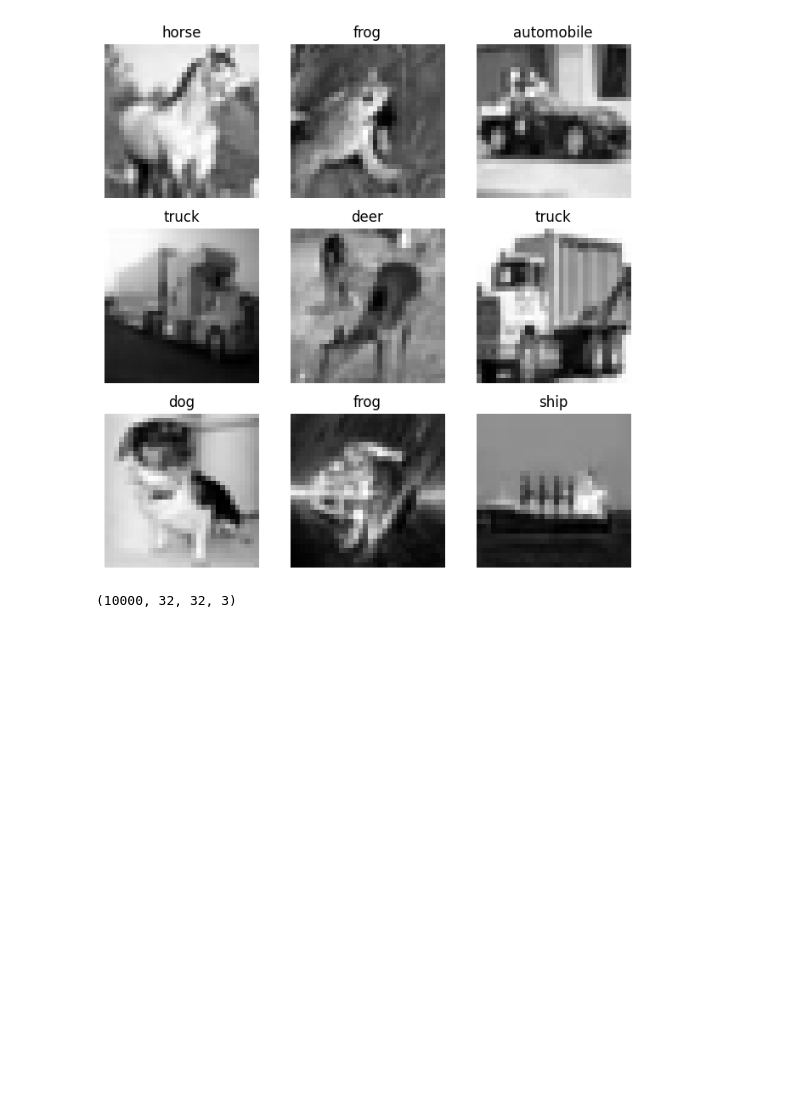
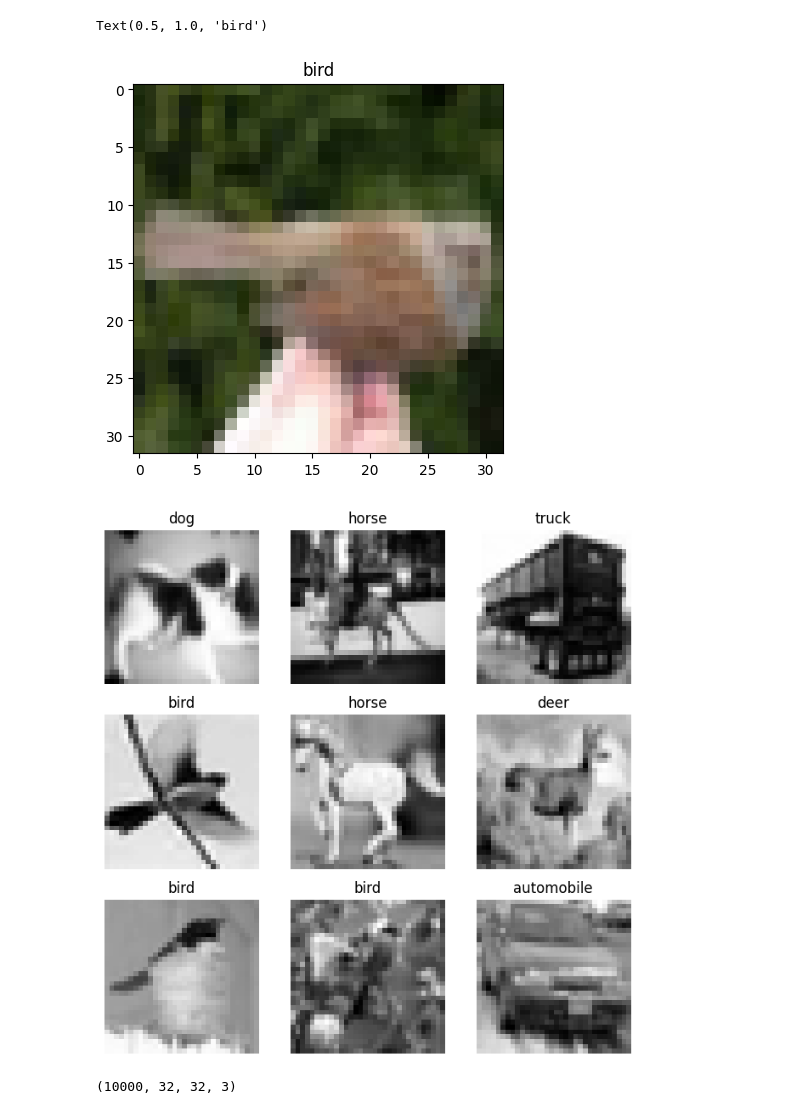
Before and after one commit to alexanderneva/nets, a Jupyter notebook: testing.ipynb, the cells around one changed output. Saved outputs shown, nothing was run; the diff lists cells and outputs as text; code cells hidden in the pictures; blank space fills up the shorter version.

```diff
--- a/testing.ipynb
+++ b/testing.ipynb
@@ -101,3 +109,15 @@ Layer: layers.3.bias | Size: torch.Size([10]) | Values : tensor([0.0882, 0.0770]
+# %%
+# data test image
+labels_map = train_data.classes
+index = torch.randint(len(train_data), size=(1,)).item()
+example_image, label = train_data[index]
+# changing indices to fit imshow
+example_image_permuted = example_image.squeeze(0).permute(1,2,0).numpy()
+plt.imshow(example_image_permuted)
+plt.title(labels_map[label])
+# %% [output]
+Text(0.5, 1.0, 'bird')
+[figure, added]
 # %%
 labels_map = train_data.classes
 figure = plt.figure(figsize=(8, 8))
@@ -108,10 +128,10 @@ for i in range(1, cols * rows + 1):
     figure.add_subplot(rows, cols, i)
     plt.title(labels_map[label])
     plt.axis("off")
-    plt.imshow(img[0], cmap="gray")
+    plt.imshow(img[0], cmap='gray')
 plt.show()
 # %% [output]
-[figure, old version]
+[figure, new version]
 # %%
 X = test_loader
 X.dataset.data.shape
```
Also changed, not shown: parts of 5 cells of this notebook, 1 other file.
